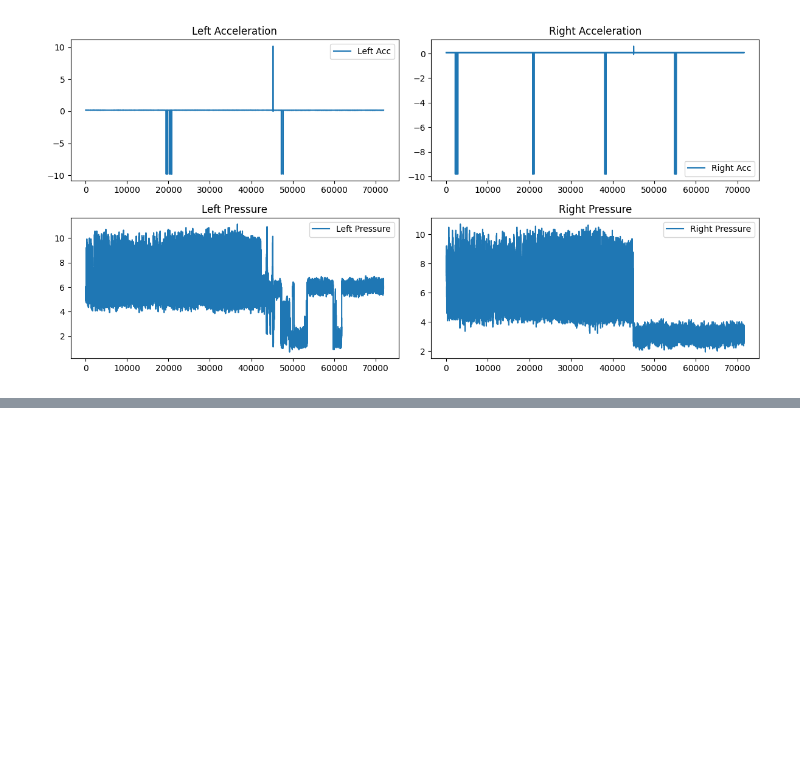
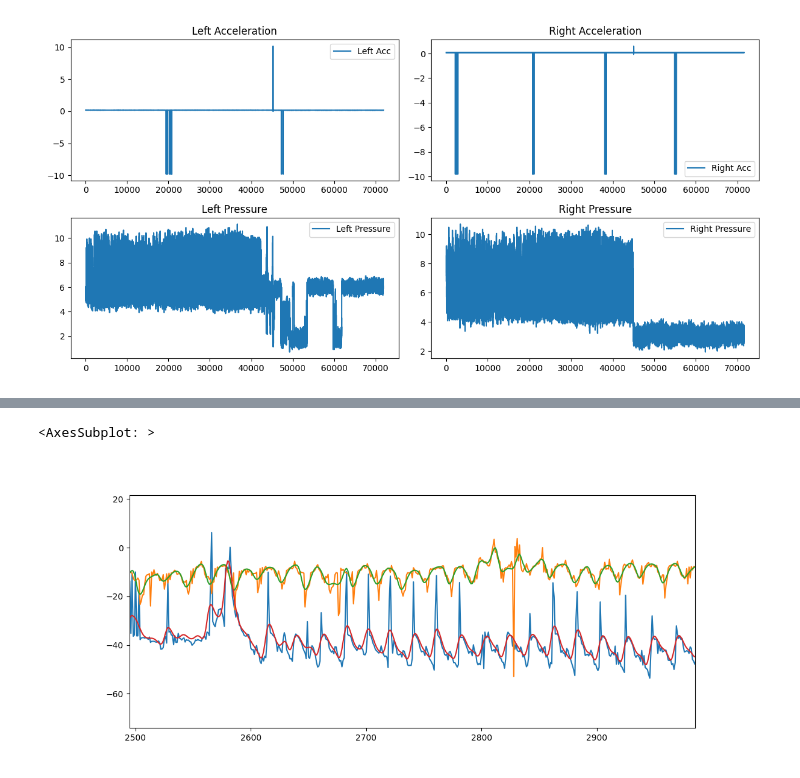
Before and after one commit to Sevastiyan/fs-projects, a Jupyter notebook: COP analysis/session_analysis.ipynb, the cells around one changed output, grey strips where cells are left out. Cells and saved outputs as stored; diff of their text form; code cells hidden in the pictures; blank space fills up the shorter version.

```diff
--- a/COP analysis/session_analysis.ipynb
+++ b/COP analysis/session_analysis.ipynb
@@ -115,3 +119,18 @@ plt.tight_layout()
 plt.show()
 # %% [output]
 [figure]
+# %%
+raw_left = load_file(files[0], filter=True)
+raw_right = load_file(files[1], filter=True)
+
+cop = {}
+
+c = Cop.CenterOfPressure([raw_left, raw_right], drop_sensors=[[7,8,9],[7,8,9]])
+
+side = 'left'
+cop[side] = c.get_cop_foot(side)
+xl = cop[side][1]
+
+side = 'right'
+cop[side] = c.get_cop_foot(side)
+xr = cop[side][1]
@@ -117,0 +154,5 @@ plt.show()
+# %%
+xl.plot()
+# %% [output]
+<AxesSubplot: >
+[figure, added]
```
Also changed, not shown: parts of 6 cells of this notebook, 10 other files.
